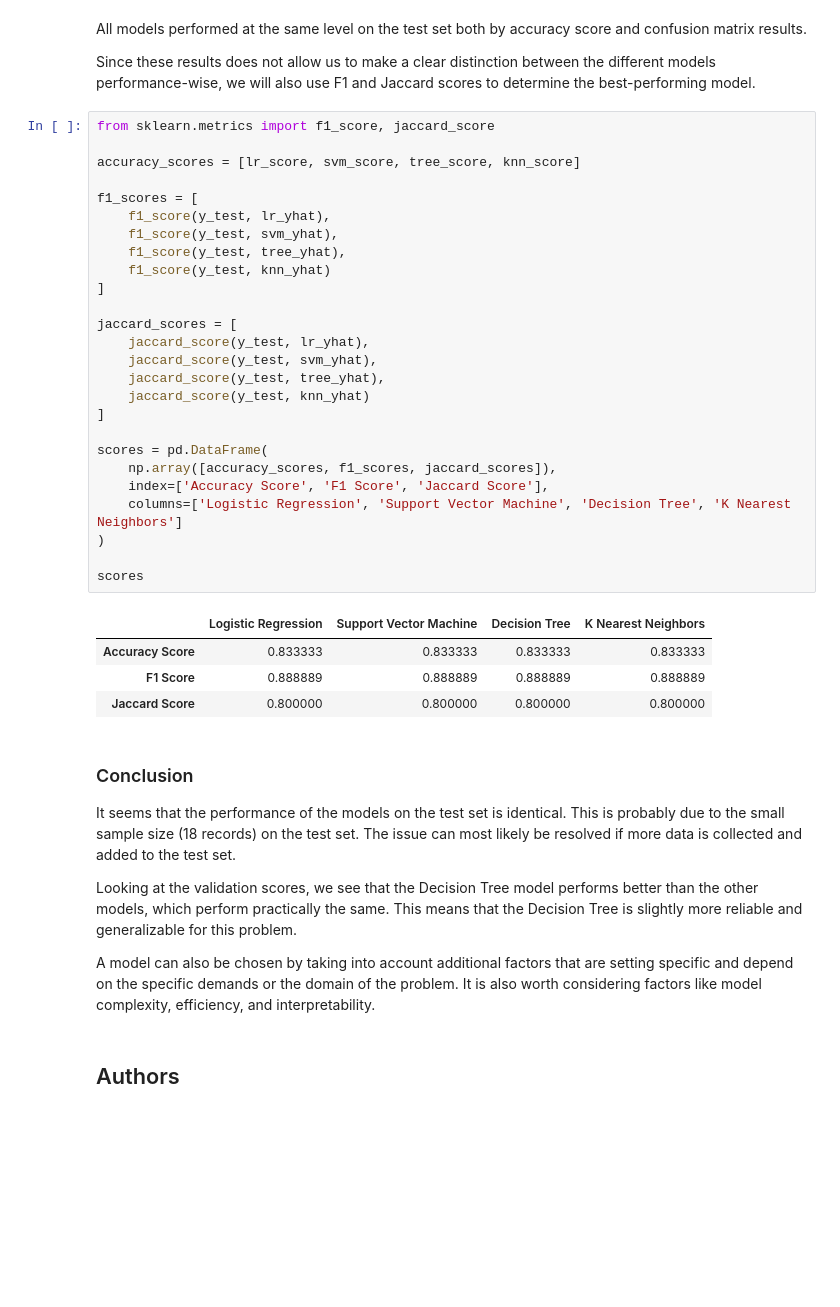
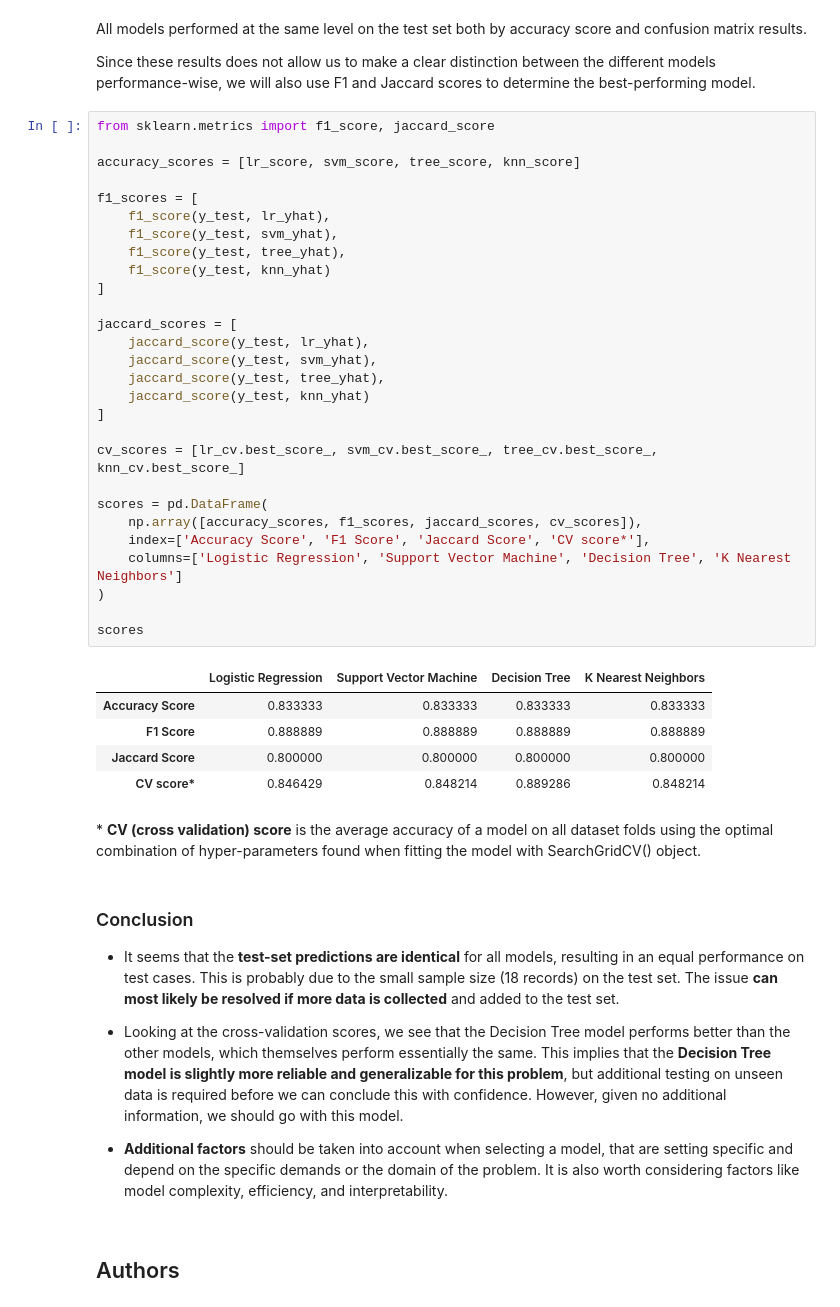
Before and after one commit to OrHostezky/winning-space-race-with-data-science, a Jupyter notebook: Code/8__Predictive_Analysis.ipynb, the cells around one changed output. Saved outputs shown, nothing was run; the diff lists cells and outputs as text; blank space fills up the shorter version.

```diff
--- a/Code/8__Predictive_Analysis.ipynb
+++ b/Code/8__Predictive_Analysis.ipynb
@@ -348,41 +348,46 @@ Since these results does not allow us to make a clear distinction between the di
 # %%
 from sklearn.metrics import f1_score, jaccard_score
 
 accuracy_scores = [lr_score, svm_score, tree_score, knn_score]
 
 f1_scores = [
     f1_score(y_test, lr_yhat),
     f1_score(y_test, svm_yhat),
     f1_score(y_test, tree_yhat),
     f1_score(y_test, knn_yhat)
 ]
 
 jaccard_scores = [
     jaccard_score(y_test, lr_yhat),
     jaccard_score(y_test, svm_yhat),
     jaccard_score(y_test, tree_yhat),
     jaccard_score(y_test, knn_yhat)
 ]
 
+cv_scores = [lr_cv.best_score_, svm_cv.best_score_, tree_cv.best_score_, knn_cv.best_score_]
+
 scores = pd.DataFrame(
-    np.array([accuracy_scores, f1_scores, jaccard_scores]),
-    index=['Accuracy Score', 'F1 Score', 'Jaccard Score'],
+    np.array([accuracy_scores, f1_scores, jaccard_scores, cv_scores]),
+    index=['Accuracy Score', 'F1 Score', 'Jaccard Score', 'CV score*'],
     columns=['Logistic Regression', 'Support Vector Machine', 'Decision Tree', 'K Nearest Neighbors']
 )
 
 scores
 # %% [output]
 |  | Logistic Regression | Support Vector Machine | Decision Tree | K Nearest Neighbors |
 | Accuracy Score | 0.833333 | 0.833333 | 0.833333 | 0.833333 |
 | F1 Score | 0.888889 | 0.888889 | 0.888889 | 0.888889 |
 | Jaccard Score | 0.800000 | 0.800000 | 0.800000 | 0.800000 |
+| CV score* | 0.846429 | 0.848214 | 0.889286 | 0.848214 |
+# %% [markdown]
+\* **CV (cross validation) score** is the average accuracy of a model on all dataset folds using the optimal combination of hyper-parameters found when fitting the model with SearchGridCV() object.
 # %% [markdown]
 ### Conclusion
-It seems that the performance of the models on the test set is identical. This is probably due to the small sample size (18 records) on the test set. The issue can most likely be resolved if more data is collected and added to the test set.
+- It seems that the **test-set predictions are identical** for all models, resulting in an equal performance on test cases. This is probably due to the small sample size (18 records) on the test set. The issue **can most likely be resolved if more data is collected** and added to the test set.
 
-Looking at the validation scores, we see that the Decision Tree model performs better than the other models, which perform practically the same. This means that the Decision Tree is slightly more reliable and generalizable for this problem.
+- Looking at the cross-validation scores, we see that the Decision Tree model performs better than the other models, which themselves perform essentially the same. This implies that the **Decision Tree model is slightly more reliable and generalizable for this problem**, but additional testing on unseen data is required before we can conclude this with confidence. However, given no additional information, we should go with this model.
 
-A model can also be chosen by taking into account additional factors that are setting specific and depend on the specific demands or the domain of the problem. It is also worth considering factors like model complexity, efficiency, and interpretability.
+- **Additional factors** should be taken into account when selecting a model, that are setting specific and depend on the specific demands or the domain of the problem. It is also worth considering factors like model complexity, efficiency, and interpretability.
 # %% [markdown]
 ## Authors
 # %% [markdown]
```
Also changed, not shown: parts of 1 cell of this notebook.
